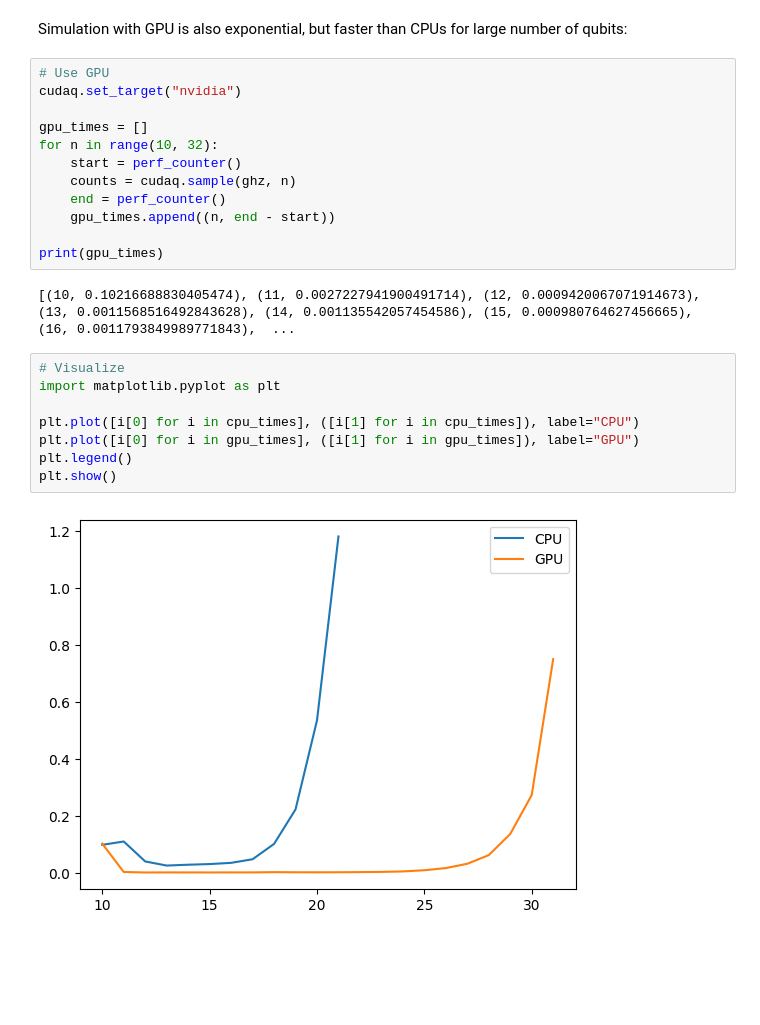
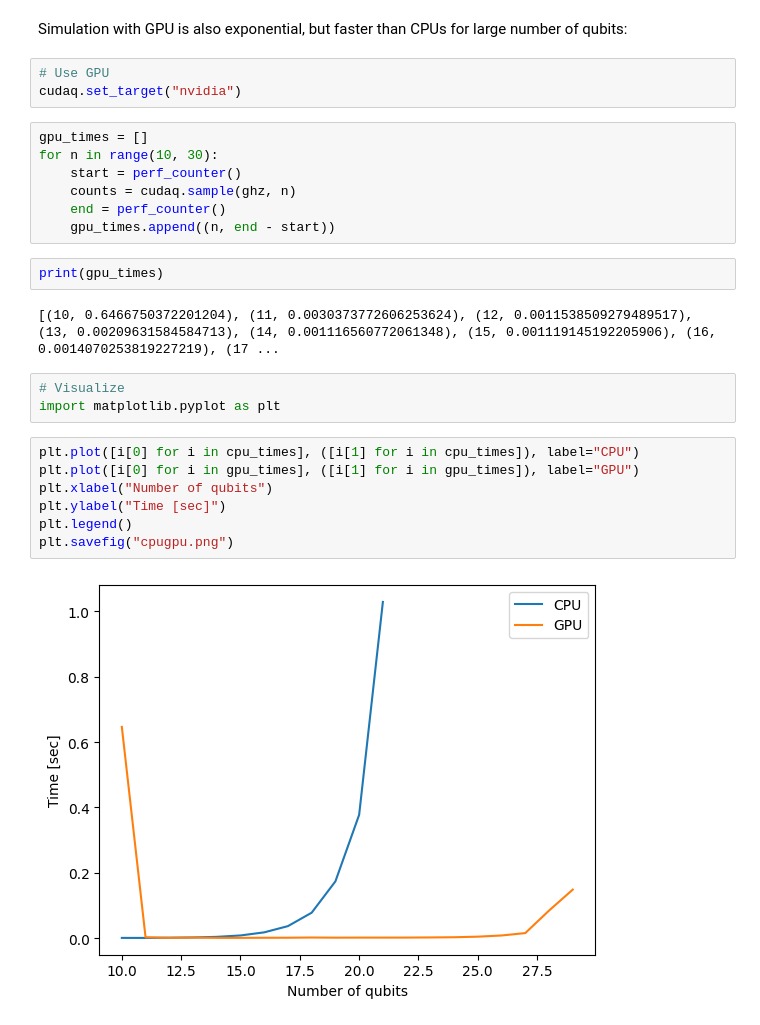
Before and after one commit to cudaq-libraries/workshops, a Jupyter notebook: notebooks/cudaq_target.ipynb, the cells around one changed output. Saved outputs shown, nothing was run; the diff lists cells and outputs as text; blank space fills up the shorter version.

```diff
--- a/notebooks/cudaq_target.ipynb
+++ b/notebooks/cudaq_target.ipynb
@@ -71,29 +71,31 @@ print(cpu_times)
 # %% [markdown]
 Simulation with GPU is also exponential, but faster than CPUs for large number of qubits:
+# %%
+# Use GPU
+cudaq.set_target("nvidia")
 # %%
-# Use GPU
-cudaq.set_target("nvidia")
-
 gpu_times = []
-for n in range(10, 32):
+for n in range(10, 30):
     start = perf_counter()
     counts = cudaq.sample(ghz, n)
     end = perf_counter()
     gpu_times.append((n, end - start))
-
-print(gpu_times)
-# %% [output]
-[(10, 0.10216688830405474), (11, 0.0027227941900491714), (12, 0.0009420067071914673), (13, 0.0011568516492843628), (14, 0.001135542057454586), (15, 0.000980764627456665), (16, 0.0011793849989771843),  ...
+# %%
+print(gpu_times)
+# %% [output]
+[(10, 0.6466750372201204), (11, 0.0030373772606253624), (12, 0.0011538509279489517), (13, 0.00209631584584713), (14, 0.001116560772061348), (15, 0.001119145192205906), (16, 0.0014070253819227219), (17 ...
+# %%
+# Visualize
+import matplotlib.pyplot as plt
 # %%
-# Visualize
-import matplotlib.pyplot as plt
-
 plt.plot([i[0] for i in cpu_times], ([i[1] for i in cpu_times]), label="CPU")
 plt.plot([i[0] for i in gpu_times], ([i[1] for i in gpu_times]), label="GPU")
+plt.xlabel("Number of qubits")
+plt.ylabel("Time [sec]")
 plt.legend()
-plt.show()
+plt.savefig("cpugpu.png")
 # %% [output]
-[figure, old version]
+[figure, new version]
 # %%
 ### Version information
 print(cudaq.__version__)
```
Also changed, not shown: parts of 7 cells of this notebook, 7 other files.
